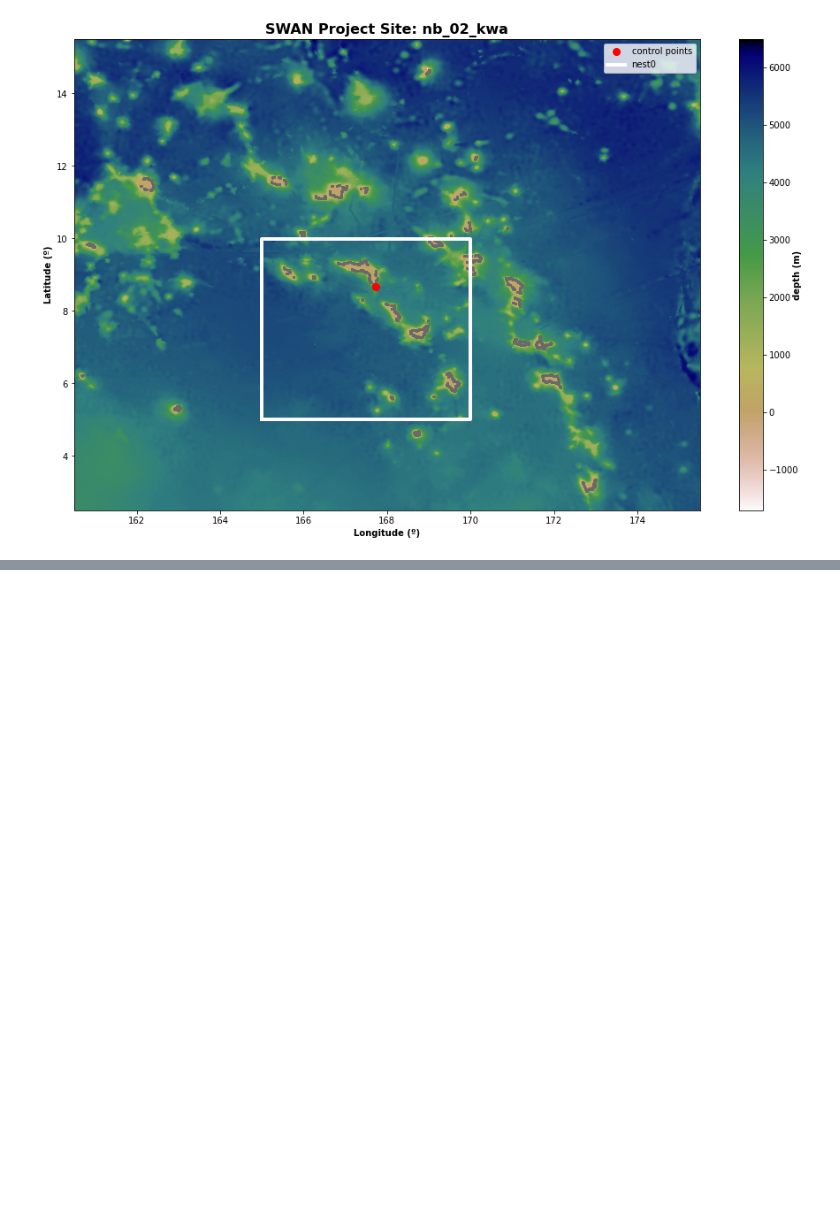
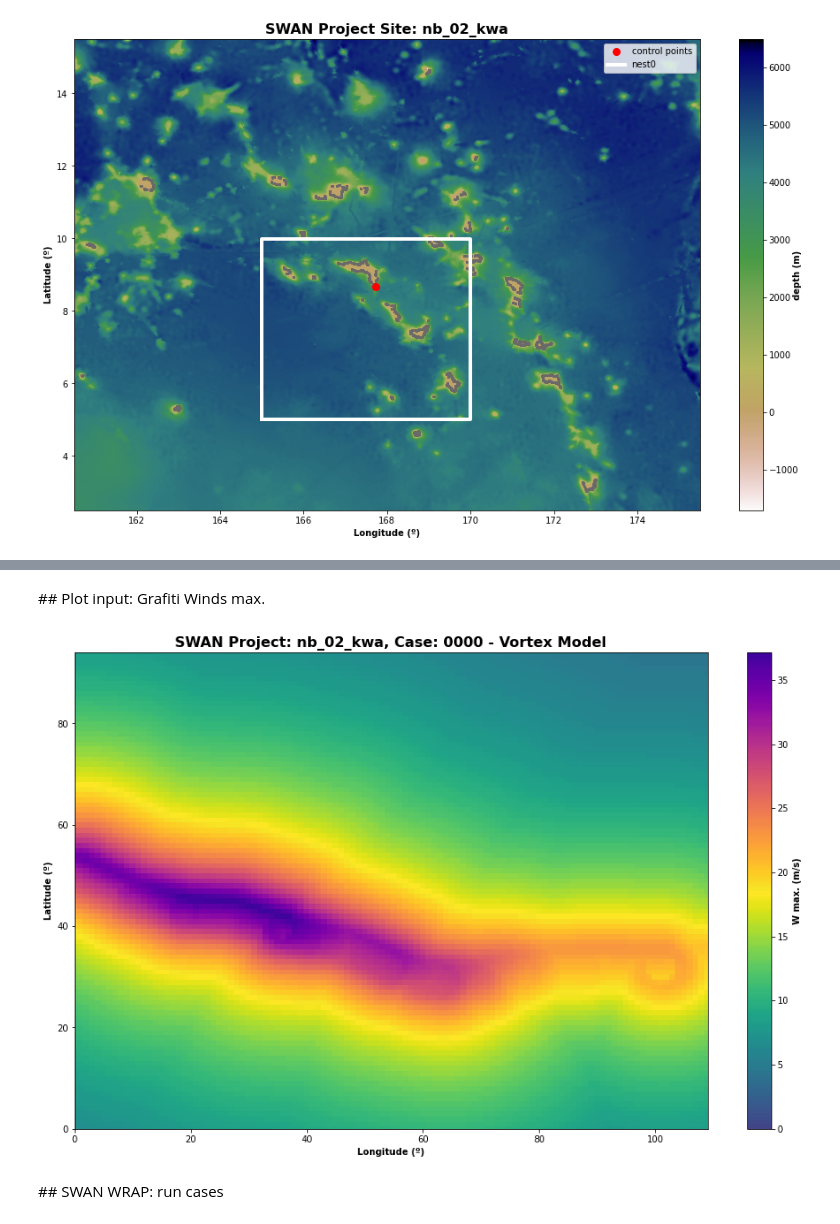
Before and after one commit to ripolln/hywaves, a Jupyter notebook: notebooks/hyswan/nb_02_Vortex_Historical.ipynb, the cells around one changed output, grey strips where cells are left out. Saved outputs shown, nothing was run; the diff lists cells and outputs as text; code cells hidden in the pictures; blank space fills up the shorter version.

```diff
--- a/notebooks/hyswan/nb_02_Vortex_Historical.ipynb
+++ b/notebooks/hyswan/nb_02_Vortex_Historical.ipynb
@@ -245,2 +245,10 @@ plot_case_input(sp, storm_track_list = [st]);
+# %% [markdown]
+## Plot input: Grafiti Winds max.
+# %%
+plot_case_vortex_grafiti(sw, storm_track_list = [st]);
+# %% [output]
+[figure, added]
+# %% [markdown]
+## SWAN WRAP: run cases
 # %%
 sw.run_cases()
```
Also changed, not shown: parts of 13 cells of this notebook, 2 other files.
